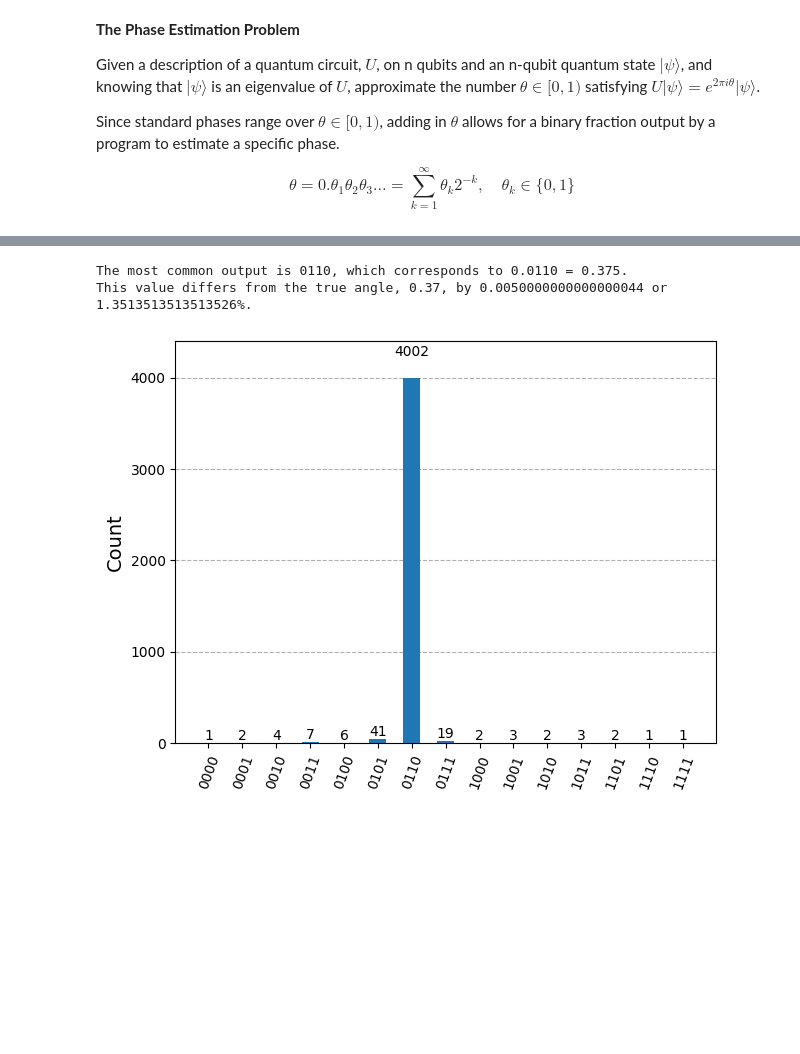
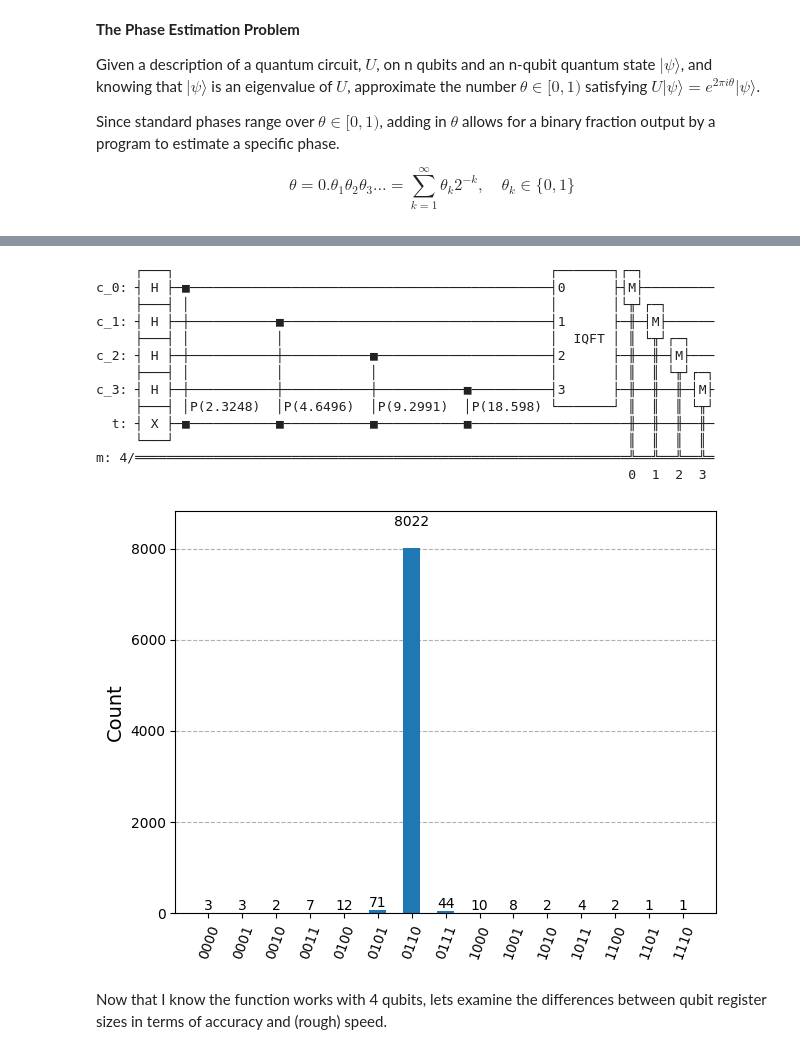
Before and after one commit to benplic/quantum-computing-learning, a Jupyter notebook: notebooks/quantum_phase_estimation.ipynb, the cells around one changed output, grey strips where cells are left out. Drawn from its saved outputs; the diff is of its cells as text; code cells hidden in the pictures; blank space fills up the shorter version.

```diff
--- a/notebooks/quantum_phase_estimation.ipynb
+++ b/notebooks/quantum_phase_estimation.ipynb
@@ -94,24 +75,40 @@ m: 4/═════════════════════════
+# %%
+qc = build_qpe_circuit(t, theta)
+qc.draw('text')
+# %% [output]
+     ┌───┐                                                ┌───────┐┌─┐
+c_0: ┤ H ├─■──────────────────────────────────────────────┤0      ├┤M├─────────
+     ├───┤ │                                              │       │└╥┘┌─┐
+c_1: ┤ H ├─┼───────────■──────────────────────────────────┤1      ├─╫─┤M├──────
+     ├───┤ │           │                                  │  IQFT │ ║ └╥┘┌─┐
+c_2: ┤ H ├─┼───────────┼───────────■──────────────────────┤2      ├─╫──╫─┤M├───
+     ├───┤ │           │           │                      │       │ ║  ║ └╥┘┌─┐
+c_3: ┤ H ├─┼───────────┼───────────┼───────────■──────────┤3      ├─╫──╫──╫─┤M├
+     ├───┤ │P(2.3248)  │P(4.6496)  │P(9.2991)  │P(18.598) └───────┘ ║  ║  ║ └╥┘
+  t: ┤ X ├─■───────────■───────────■───────────■────────────────────╫──╫──╫──╫─
+     └───┘                                                          ║  ║  ║  ║
+m: 4/═══════════════════════════════════════════════════════════════╩══╩══╩══╩═
+                                                                    0  1  2  3
 # %%
 #Simulate!
 backend = AerSimulator()
 
 #pass manager to transpile my circuit for simulator
 pm = generate_preset_pass_manager(backend=backend,optimization_level=1)
-transpiled_circuit = pm.run(qc)
 
-#run it!
-job = backend.run(transpiled_circuit, shots= 4096)
-result = job.result()
+def simulate_Circuit(qc: QuantumCircuit) -> dict:
+  transpiled_circuit = pm.run(qc)
 
-counts = result.get_counts()
+  #run it!
+  job = backend.run(transpiled_circuit, shots=shots)
+  result = job.result()
 
-bitstring = max(counts, key=counts.get)
-fraction = bitstring_to_phase(bitstring,t)
-error = abs(theta-fraction)
-
-print(f"The most common output is {bitstring}, which corresponds to 0.{bitstring} = {fraction}.\nThis value differs from the true angle, {theta}, by {error} or {(error/theta)*100}%.")
-plot_histogram(counts)
+  counts = result.get_counts()
+  return(counts)
-# %% [output]
-The most common output is 0110, which corresponds to 0.0110 = 0.375.
-This value differs from the true angle, 0.37, by 0.0050000000000000044 or 1.3513513513513526%.
-[figure, removed]
+# %%
+counts = simulate_Circuit(qc)
+plot_histogram(counts)
+# %% [output]
+[figure, added]
+# %% [markdown]
+Now that I know the function works with 4 qubits, lets examine the differences between qubit register sizes in terms of accuracy and (rough) speed.
```
Also changed, not shown: parts of 5 cells of this notebook.
